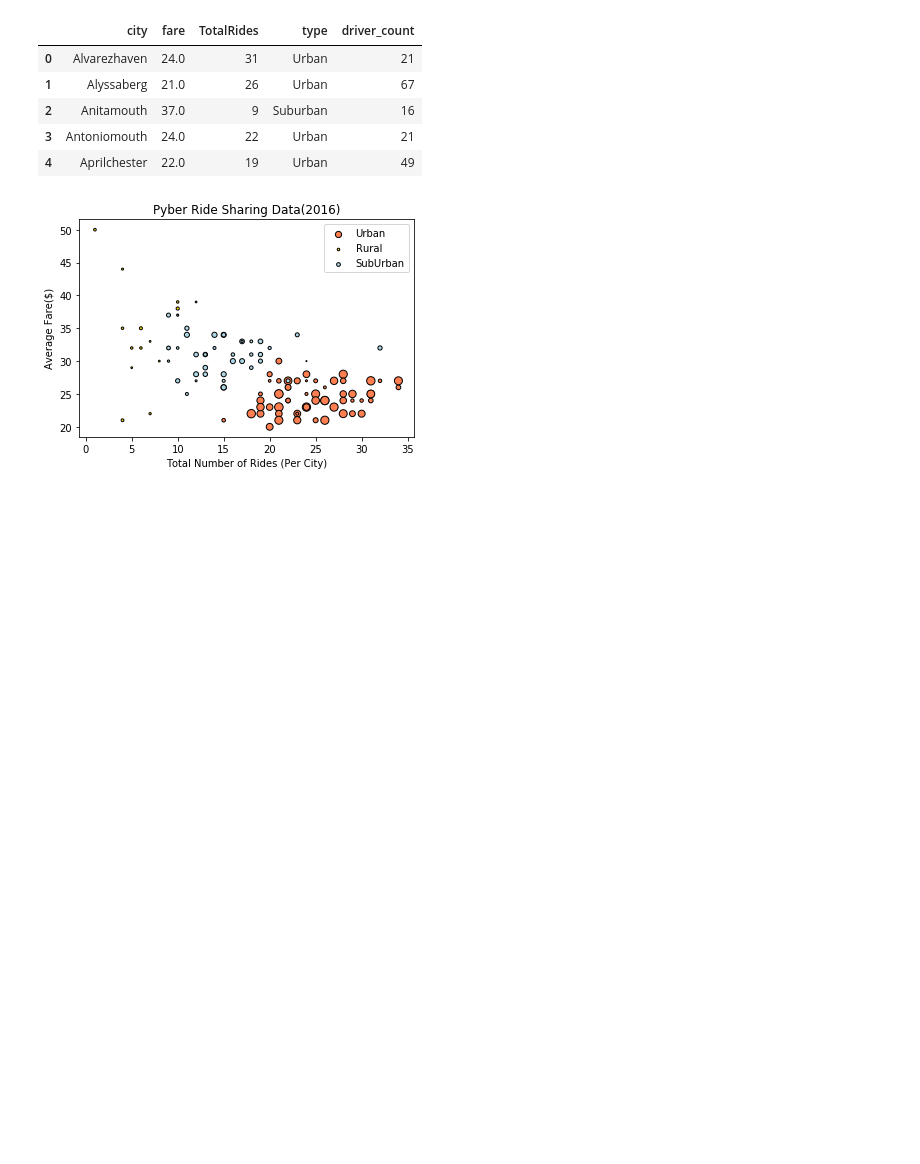
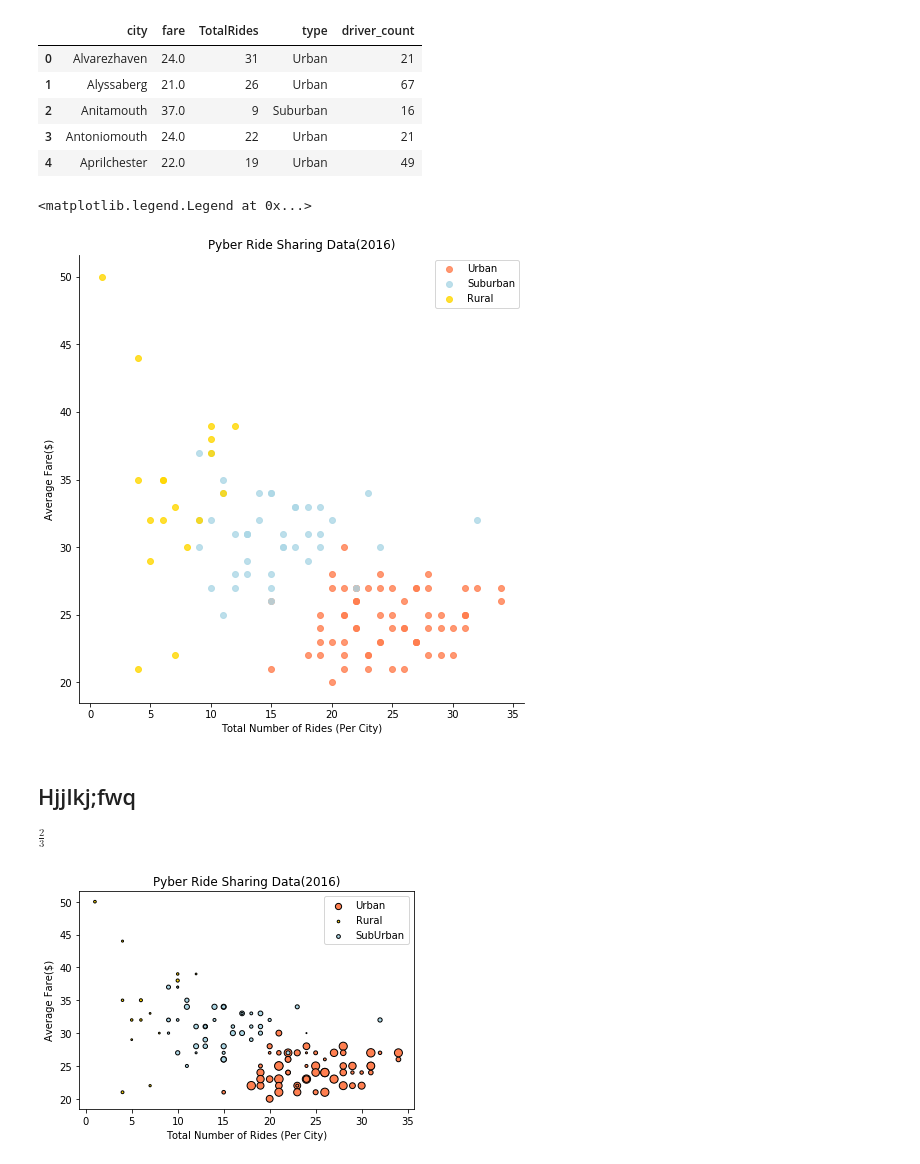
Before and after one commit to Sheelasrinivasa/MatplotAssignment, a Jupyter notebook: Pyber.ipynb, the cells around one changed output. Drawn from its saved outputs; the diff is of its cells as text; code cells hidden in the pictures; blank space fills up the shorter version.

```diff
--- a/Pyber.ipynb
+++ b/Pyber.ipynb
@@ -7,8 +7,7 @@ from scipy.stats import linregress
 import numpy as np
 %matplotlib inline
 # %%
-# retreive City raw data
-CityRawData = 'city_data.csv'
+CityRawData = 'raw_data/city_data.csv'
 CityRawData_df = pd.read_csv(CityRawData)
 CityRawData_df = pd.DataFrame(CityRawData_df.groupby(['city','type'])['driver_count'].sum())
 CityRawData_df = CityRawData_df.reset_index()
@@ -21,8 +20,7 @@ CityRawData_df.head()
 | 3 | Antoniomouth | Urban | 21 |
 | 4 | Aprilchester | Urban | 49 |
 # %%
-# retreive Rides raw data
-RideRawData = 'ride_data.csv'
+RideRawData = 'raw_data/ride_data.csv'
 RideRawData_df = pd.read_csv(RideRawData)
 RideRawData_df.head()
 # %% [output]
@@ -49,4 +45,30 @@ KeyVariables.head()
 | 2 | Anitamouth | 37.0 | 9 | Suburban | 16 |
 | 3 | Antoniomouth | 24.0 | 22 | Urban | 21 |
 | 4 | Aprilchester | 22.0 | 19 | Urban | 49 |
+# %%
+Urban = KeyVariables[KeyVariables['type'] =='Urban']
+UrbanSize = Urban['driver_count']
+SubUrban = KeyVariables[KeyVariables['type'] =='Suburban']
+SubUrbanSize = SubUrban['driver_count']
+Rural = KeyVariables[KeyVariables['type'] =='Rural']
+RuralSize = Rural['driver_count']
+Color = {'Urban':'coral', 'Suburban':'lightblue','Rural':'gold'}
+#sizes = KeyVariables['fare']
+
+KeyVariablesSize = KeyVariables['driver_count']
+#test = KeyVariables.plot.scatter(x='TotalRides', y='fare',s='KeyVariablesSize', c=KeyVariables['type'].apply(lambda x: colors[x]))
+
+sns.lmplot(data=KeyVariables, x='TotalRides', y='fare',fit_reg=False,hue='type',palette=Color,size=7,legend=False)
+plt.title("Pyber Ride Sharing Data(2016)")
+plt.xlabel("Total Number of Rides (Per City)")
+plt.ylabel("Average Fare($)")
+plt.legend(loc='upper right')
+# sns.lmplot(data=SubUrban, x='TotalRides', y='fare',fit_reg=False,palette='gold')
+# sns.lmplot(data=Rural, x='TotalRides', y='fare',fit_reg=False,palette='lightblue')
+# %% [output]
+<matplotlib.legend.Legend at 0x...>
+[figure, added]
+# %% [markdown]
+## Hjjlkj;fwq
+$\frac{2}{3}$
 # %%
```
Also changed, not shown: parts of 9 cells of this notebook.
